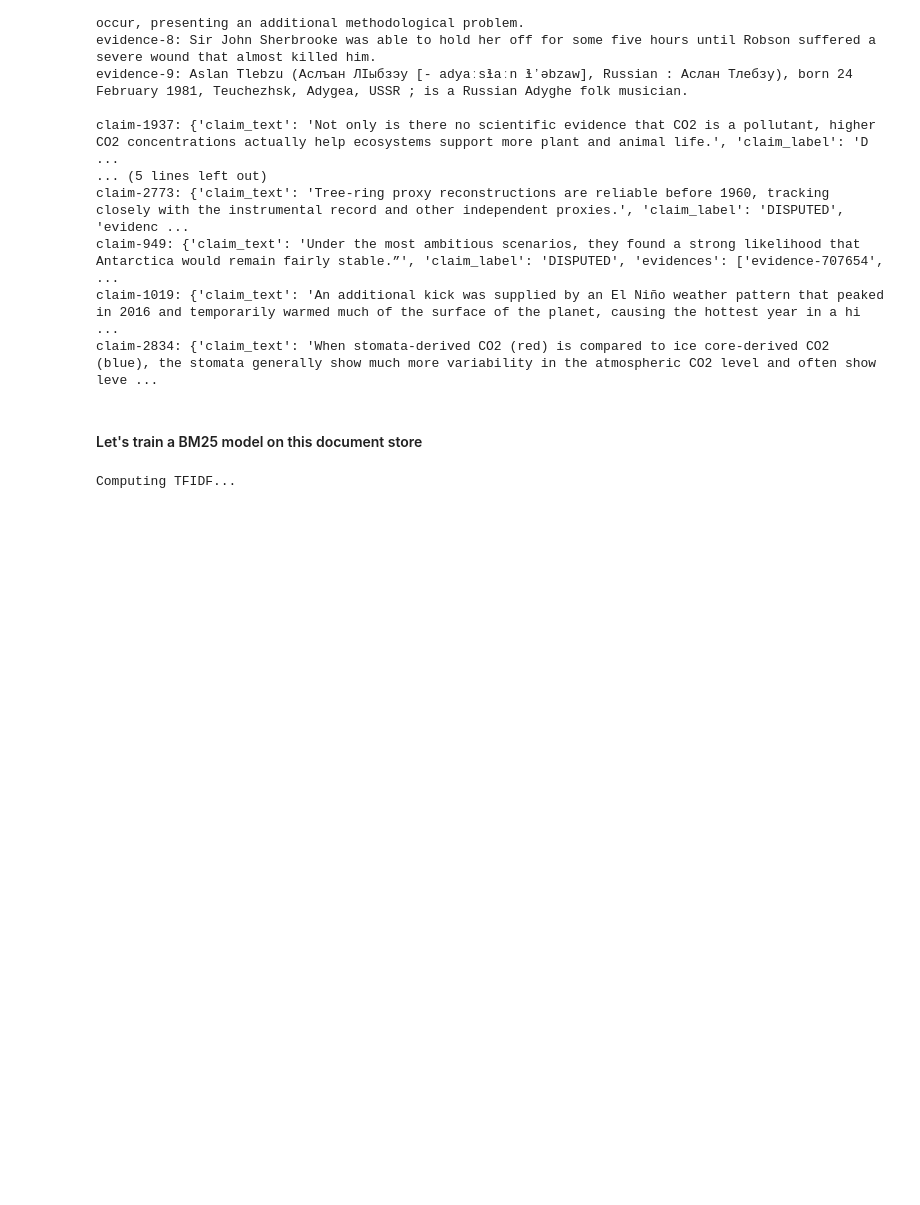
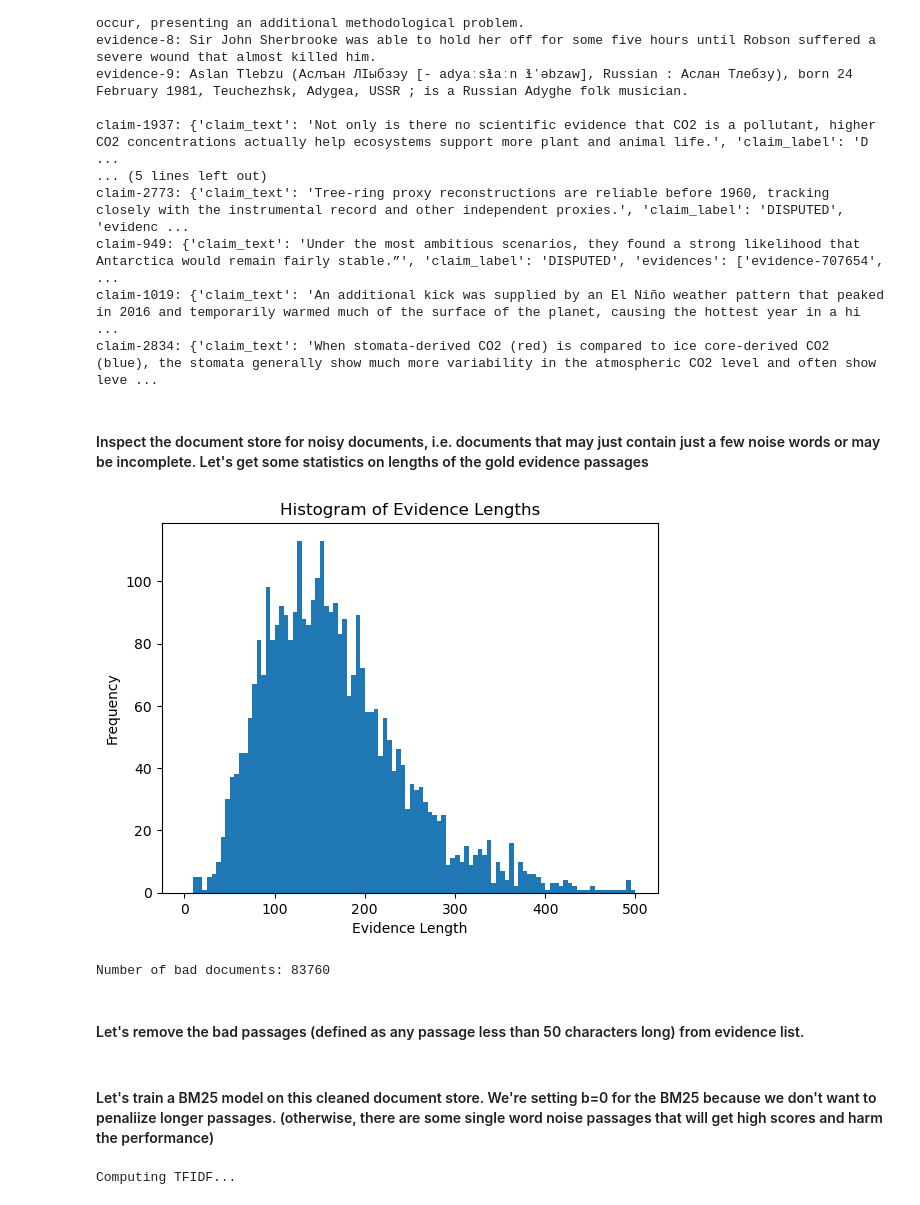
Before and after one commit to tsultan16/NLP, a Jupyter notebook: Information_Retrieval_Extraction/COMP90042_Project_2023/homemade_BM25_retreival.ipynb, the cells around one changed output. Drawn from its saved outputs; the diff is of its cells as text; code cells hidden in the pictures; blank space fills up the shorter version.

Commit message:
collected some stats on evidence passage lengths and implemented simple filtering for bad passages

```diff
--- a/Information_Retrieval_Extraction/COMP90042_Project_2023/homemade_BM25_retreival.ipynb
+++ b/Information_Retrieval_Extraction/COMP90042_Project_2023/homemade_BM25_retreival.ipynb
@@ -163,5 +164,30 @@ claim-2773: {'claim_text': 'Tree-ring proxy reconstructions are reliable before
 claim-949: {'claim_text': 'Under the most ambitious scenarios, they found a strong likelihood that Antarctica would remain fairly stable.”', 'claim_label': 'DISPUTED', 'evidences': ['evidence-707654', ...
 claim-1019: {'claim_text': 'An additional kick was supplied by an El Niño weather pattern that peaked in 2016 and temporarily warmed much of the surface of the planet, causing the hottest year in a hi ...
 claim-2834: {'claim_text': 'When stomata-derived CO2 (red) is compared to ice core-derived CO2 (blue), the stomata generally show much more variability in the atmospheric CO2 level and often show leve ...
-# %% [markdown]
-#### Let's train a BM25 model on this document store
+# %% [markdown]
+#### Inspect the document store for noisy documents, i.e. documents that may just contain just a few noise words or may be incomplete. Let's get some statistics on lengths of the gold evidence passages
+# %%
+claim_evidence_list = [claim['evidences'] for claim in train_data.values()]
+claim_evidence_list = claim_evidence_list + [claim['evidences'] for claim in val_data.values()]
+claim_evidence_list = list(set([evidence for evidence_list in claim_evidence_list for evidence in evidence_list]))
+evidence_lengths = [len(document_store[ev]) for ev in claim_evidence_list]
+
+plt.hist(evidence_lengths, bins=100, range=(0,500))
+plt.xlabel('Evidence Length')
+plt.ylabel('Frequency')
+
+plt.title('Histogram of Evidence Lengths')
+plt.show()
+
+# we will define "bad" documents as ones that have less than 50 characters
+bad_documents = []
+for i, evidence_text in document_store.items():
+    if len(evidence_text) < 50:
+        bad_documents.append((i, evidence_text))
+
+print(f"Number of bad documents: {len(bad_documents)}")
+# %% [output]
+[figure, added]
+Number of bad documents: 83760
+# %% [markdown]
+#### Let's remove the bad passages (defined as any passage less than 50 characters long) from evidence list.
@@ -168,2 +197,4 @@ claim-2834: {'claim_text': 'When stomata-derived CO2 (red) is compared to ice co
+# %% [markdown]
+#### Let's train a BM25 model on this cleaned document store. We're setting b=0 for the BM25 because we don't want to penaliize longer passages. (otherwise, there are some single word noise passages that will get high scores and harm the performance)
 # %%
 # instantiate and train a retirever
```
Also changed, not shown: parts of 5 cells of this notebook.
